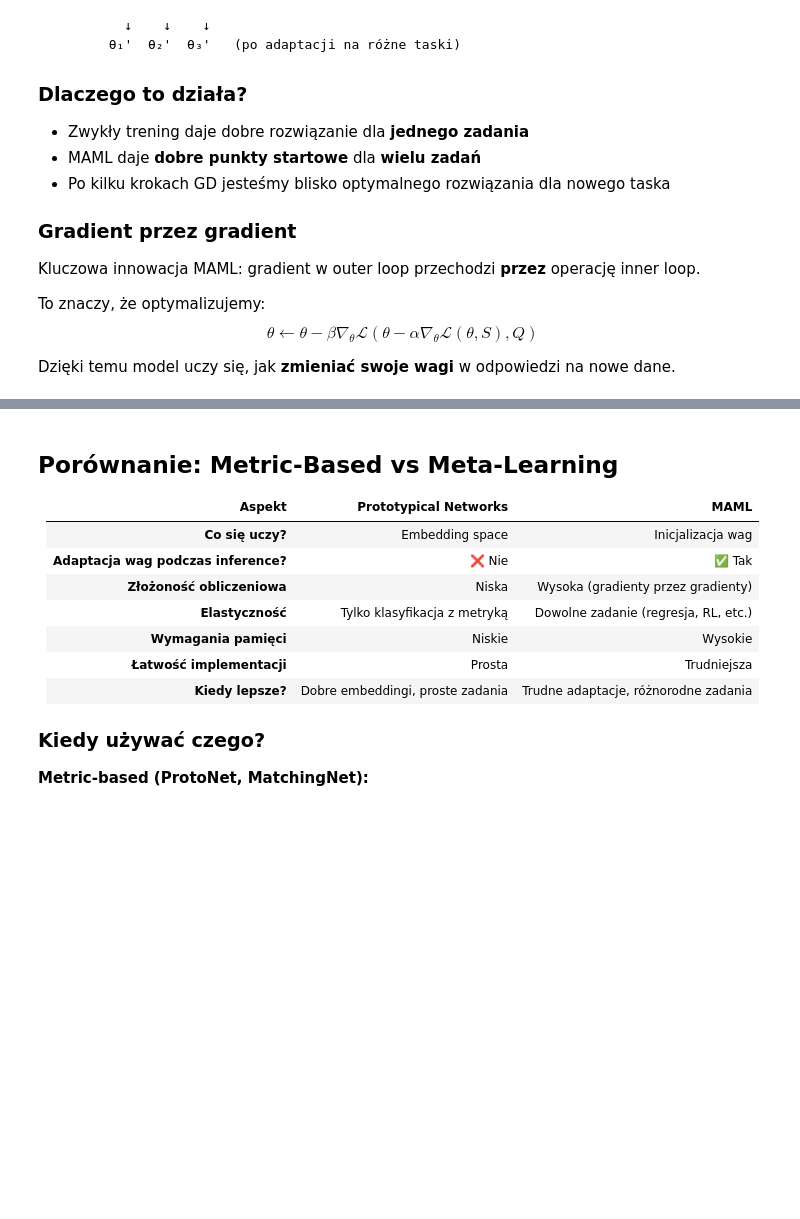
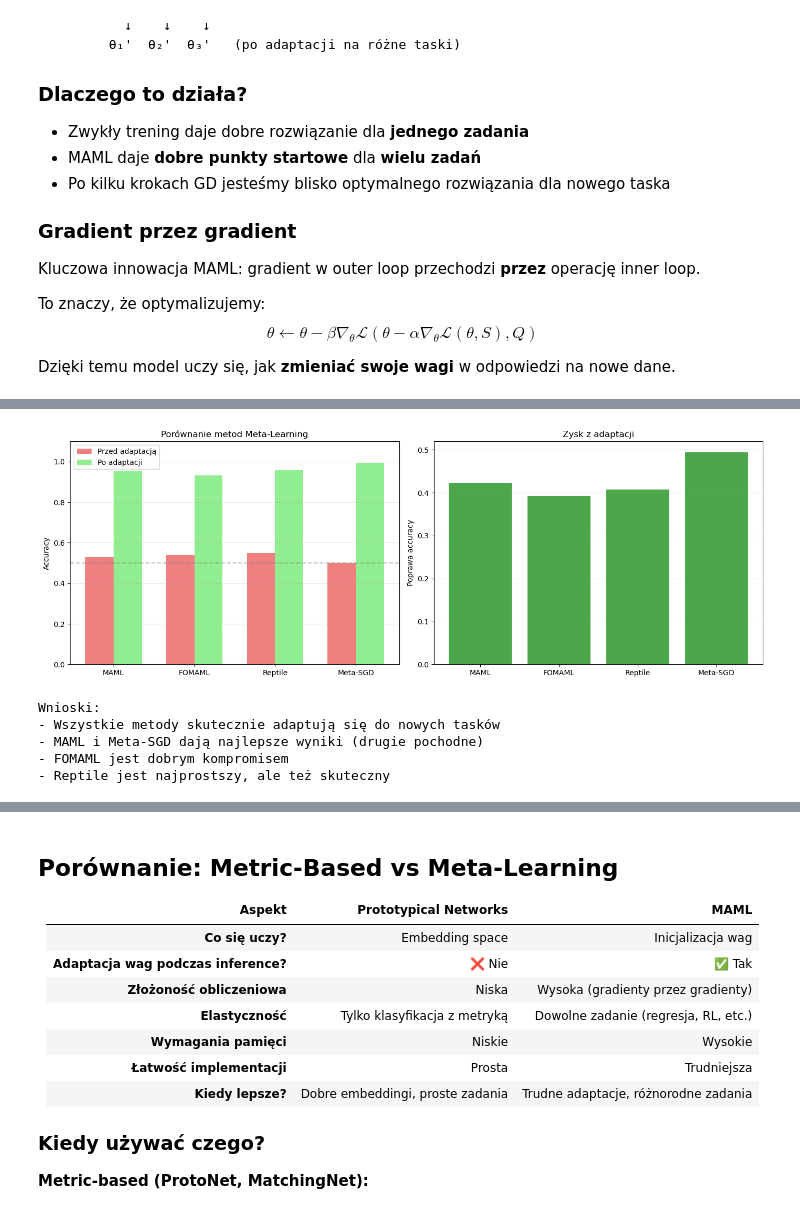
Before and after one commit to miadamczyk/miniproject, a Jupyter notebook: notebook1.ipynb, the cells around one changed output, grey strips where cells are left out. Drawn from its saved outputs; the diff is of its cells as text; code cells hidden in the pictures; blank space fills up the shorter version.

```diff
--- a/notebook1.ipynb
+++ b/notebook1.ipynb
@@ -1146,0 +1814,48 @@ grads = torch.autograd.grad(..., create_graph=False)
+# %%
+# Wizualizacja porównawcza
+fig, axes = plt.subplots(1, 2, figsize=(14, 5))
+
+# Wykres 1: Accuracy przed i po adaptacji
+methods = list(results.keys())
+before_means = [sum(results[m][0])/len(results[m][0]) for m in methods]
+after_means = [sum(results[m][1])/len(results[m][1]) for m in methods]
+
+x = range(len(methods))
+width = 0.35
+
+bars1 = axes[0].bar([i - width/2 for i in x], before_means, width, label='Przed adaptacją', color='lightcoral')
+bars2 = axes[0].bar([i + width/2 for i in x], after_means, width, label='Po adaptacji', color='lightgreen')
+
+axes[0].set_ylabel('Accuracy')
+axes[0].set_title('Porównanie metod Meta-Learning')
+axes[0].set_xticks(x)
+axes[0].set_xticklabels(methods)
+axes[0].legend()
+axes[0].set_ylim(0, 1.1)
+axes[0].axhline(y=0.5, color='gray', linestyle='--', alpha=0.5, label='Random')
+axes[0].grid(True, axis='y', alpha=0.3)
+
+# Wykres 2: Gain (poprawa po adaptacji)
+gains = [after_means[i] - before_means[i] for i in range(len(methods))]
+colors = ['green' if g > 0 else 'red' for g in gains]
+axes[1].bar(methods, gains, color=colors, alpha=0.7)
+axes[1].set_ylabel('Poprawa accuracy')
+axes[1].set_title('Zysk z adaptacji')
+axes[1].axhline(y=0, color='black', linestyle='-', linewidth=0.5)
+axes[1].grid(True, axis='y', alpha=0.3)
+
+plt.tight_layout()
+plt.show()
+
+print("\nWnioski:")
+print("- Wszystkie metody skutecznie adaptują się do nowych tasków")
+print("- MAML i Meta-SGD dają najlepsze wyniki (drugie pochodne)")
+print("- FOMAML jest dobrym kompromisem")
+print("- Reptile jest najprostszy, ale też skuteczny")
+# %% [output]
+[figure, added]
+Wnioski:
+- Wszystkie metody skutecznie adaptują się do nowych tasków
+- MAML i Meta-SGD dają najlepsze wyniki (drugie pochodne)
+- FOMAML jest dobrym kompromisem
+- Reptile jest najprostszy, ale też skuteczny
```
Also changed, not shown: parts of 21 cells of this notebook, 1 other file.
